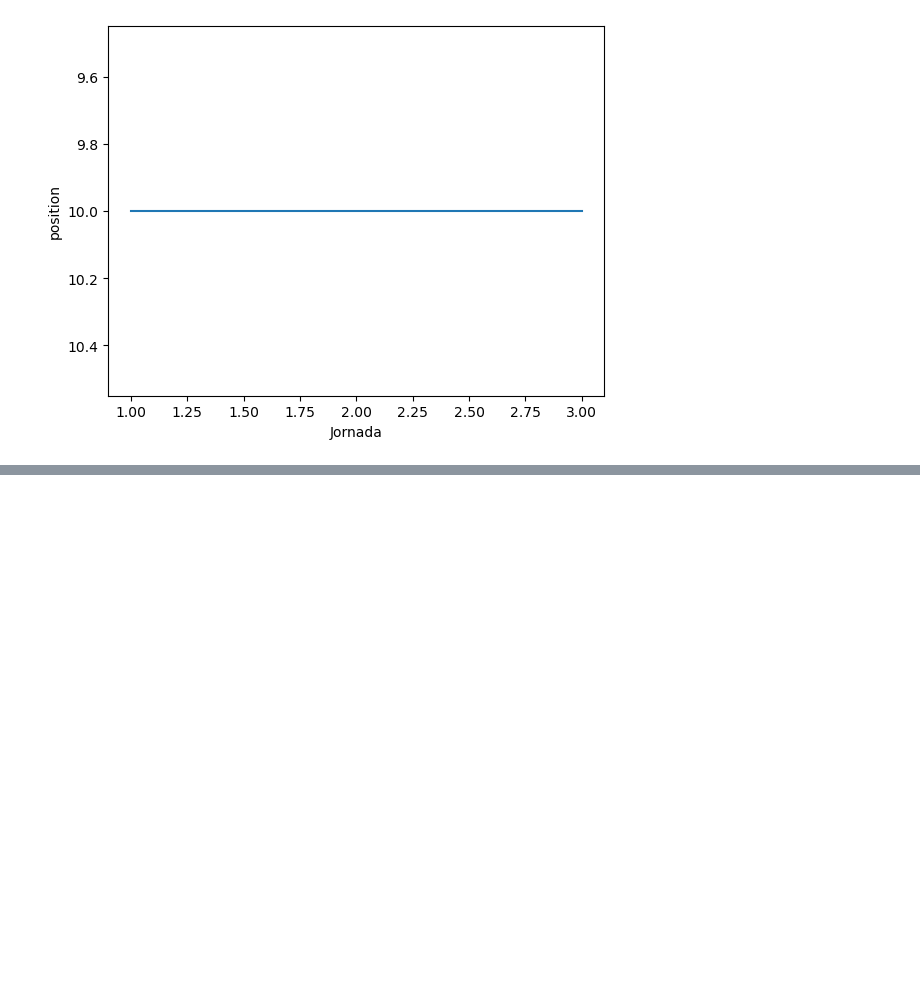
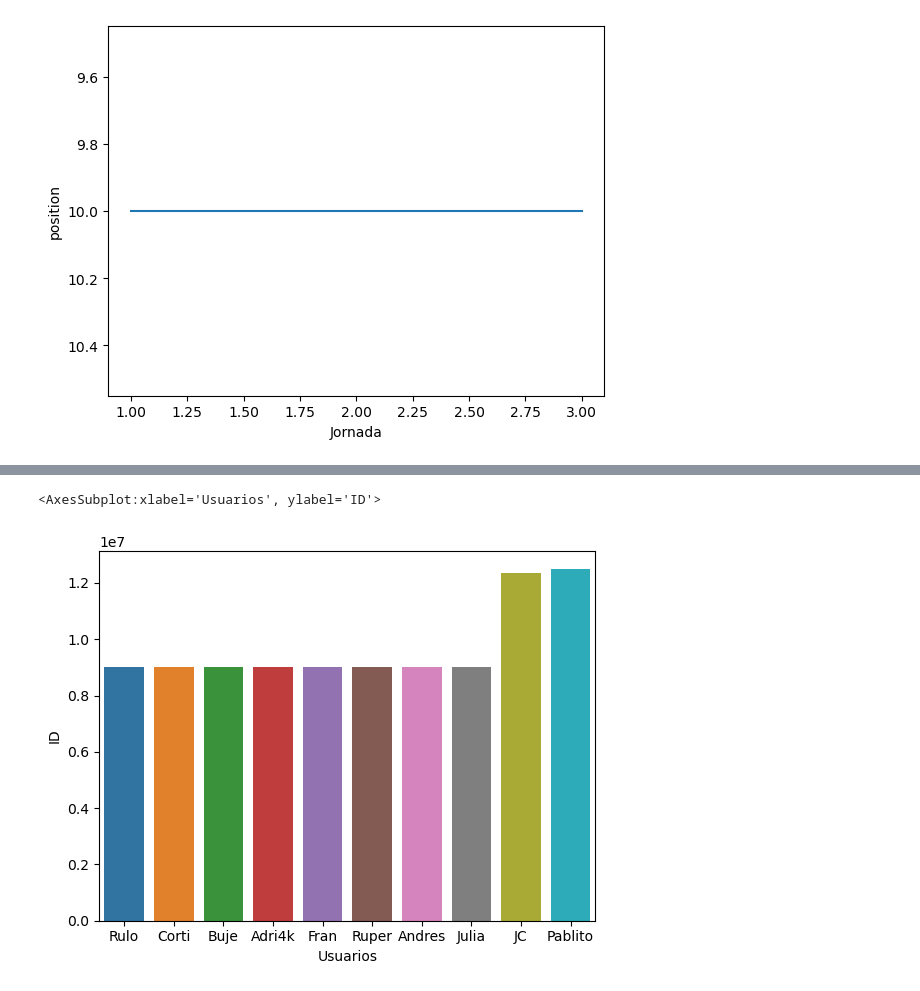
Before and after one commit to Cortijo02/Fantasy, a Jupyter notebook: API/DataSet_Clasificacion.ipynb, the cells around one changed output, grey strips where cells are left out. Saved outputs shown, nothing was run; the diff lists cells and outputs as text; code cells hidden in the pictures; blank space fills up the shorter version.

Commit message:
clasificacion_users

```diff
--- a/API/DataSet_Clasificacion.ipynb
+++ b/API/DataSet_Clasificacion.ipynb
@@ -389,3 +390,13 @@ plot_pablito = line_pablito.axes
 plot_pablito.invert_yaxis()
 # %% [output]
 [figure]
+# %%
+userId = [9002665, 9002689, 9002697, 9002702, 9002711, 9002717, 9002795, 9003089, 12365255, 12505301]
+user = ["Rulo", "Corti", "Buje", "Adri4k", "Fran", "Ruper", "Andres", "Julia", "JC", "Pablito"]
+
+df_users = pd.DataFrame (columns = ['Usuarios', 'ID'])
+
+df_users.Usuarios = user
+df_users.ID = userId
+
+df_users
@@ -391,0 +415,5 @@ plot_pablito.invert_yaxis()
+# %%
+sn.barplot(df_users, x = 'Usuarios', y = 'ID')
+# %% [output]
+<AxesSubplot:xlabel='Usuarios', ylabel='ID'>
+[figure, added]
```
Also changed, not shown: parts of 3 cells of this notebook, 2 other files.
